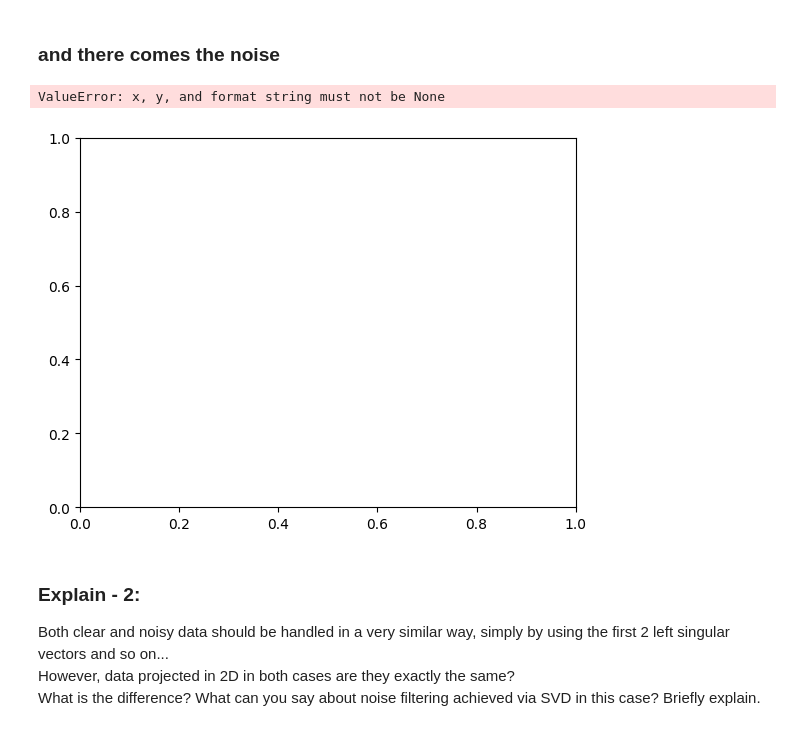
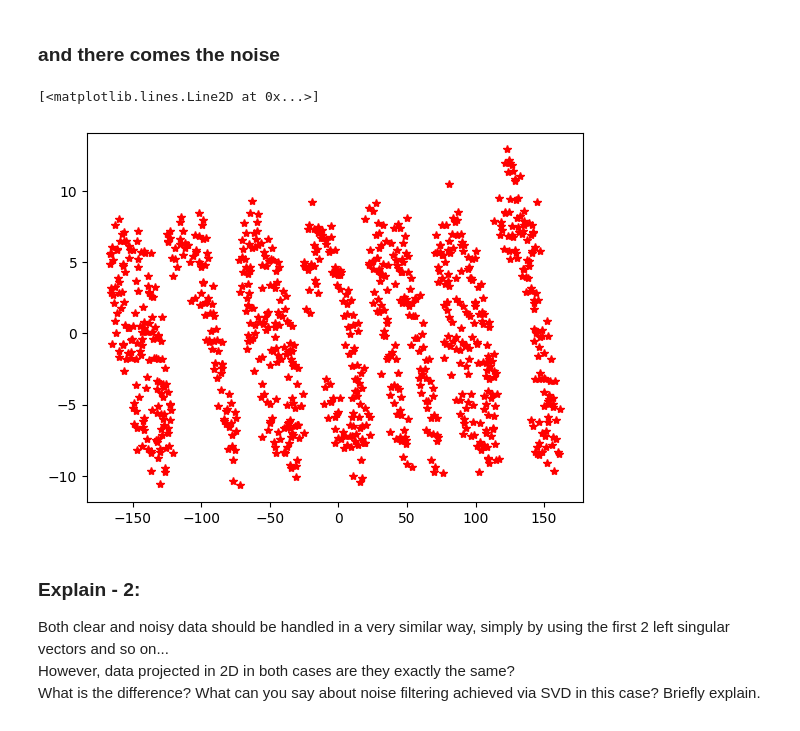
Before and after one commit to amnessa/MECH536, a Jupyter notebook: aufgabe/SVD_2738938.ipynb, the cells around one changed output. Saved outputs shown, nothing was run; the diff lists cells and outputs as text; code cells hidden in the pictures.

```diff
--- a/aufgabe/SVD_2738938.ipynb
+++ b/aufgabe/SVD_2738938.ipynb
@@ -173,7 +173,22 @@ def DataInND(M, Nd = 3, NoiseLevel = 0.0, NoiseType = 'Normal'):
 
     Finally Res is returned
     '''
-    Res = None
+    # Generate a random projection matrix of size Nd x 2
+    B = np.random.rand(Nd, 2)
+
+    # Project the 2D data (M) into Nd-dimensional space
+    Res = B @ M
+
+    # Add noise if specified
+
+    if NoiseLevel > 0:
+        if NoiseType == 'Normal':
+            noise = np.random.randn(*Res.shape) # Normal distribution
+        elif NoiseType == 'Uniform':
+            noise = np.random.rand(*Res.shape) # Uniform distribution
+        else:
+            raise ValueError("Invalid NoiseType. Use 'Normal' or 'Uniform'.")
+        Res += NoiseLevel * noise
 
 
 
@@ -184,5 +199,5 @@ def DataInND(M, Nd = 3, NoiseLevel = 0.0, NoiseType = 'Normal'):
 ND_Data = DataInND(T1)
 
 # at the end the following display the data in
-if Nd == 3: # let's plot if it si viewable
+if Nd == 3: # let's plot if it is viewable
     CMe(ND_Data)
@@ -216,24 +252,43 @@ ValueError: x, y, and format string must not be None
 # %%
 # using your function let's create data in Nd but this time noise will be added
 # try differen values of noise, decrease, increase, run this cell many times
 # get a good understanding of what happens then answer the questions below
-ND_Data = DataInND(T1, Nd = 10, NoiseLevel=1.1) # note that no noise is added
+ND_Data = DataInND(T1, Nd = 10, NoiseLevel=1) # note that no noise is added
 
 # Your code starts here
 # Despite the contamination in ND_Data
 # your code should project the text in T1 to a plane
 # and extract the X, Y coordinates
-X = None
-Y = None
+
+# Center the data to remove translation effects
+ND_Data_centered = ND_Data - np.mean(ND_Data, axis=1, keepdims=True)
+
+# Perform SVD on the noisy data
+U, S, Vt = np.linalg.svd(ND_Data_centered, full_matrices=False)
+
+# Retain only the top k singular values for denoising
+k = 2  # Select the number of components to keep based on the scree plot
+S_truncated = np.zeros_like(S)
+S_truncated[:k] = S[:k]  # Retain top k singular values
+
+# Reconstruct the denoised data
+Sigma_truncated = np.diag(S_truncated)
+ND_Data_denoised = U @ Sigma_truncated @ Vt
+
+# Project the denoised data onto the plane spanned by the first two singular vectors
+Projected_Data = U[:, :2].T @ ND_Data_denoised
+
+# Extract the X and Y coordinates
+X, Y = Projected_Data[0, :], Projected_Data[1, :]
 
 
 # Your code ends here and X and Y cooridantes of the
 
 # Plot the result in 2D
 plt.plot(X,Y, 'r*')
 # %% [output]
-ValueError: x, y, and format string must not be None
+[<matplotlib.lines.Line2D at 0x...>]
-[figure, old version]
+[figure, new version]
 # %% [markdown]
 ### Explain - 2:
 Both clear and noisy data should be handled in a very similar way, simply by using the first 2 left singular vectors and so on...
```
Also changed, not shown: parts of 13 cells of this notebook, 4 other files.
